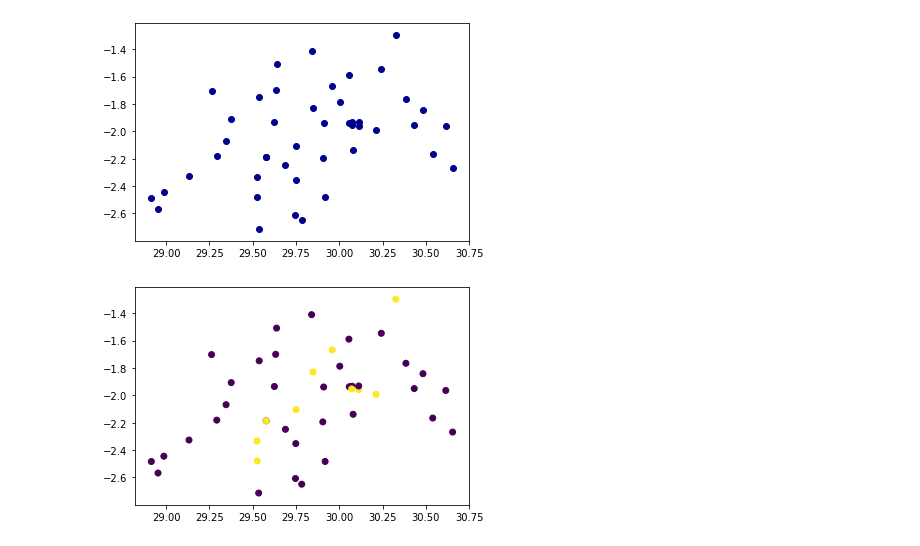
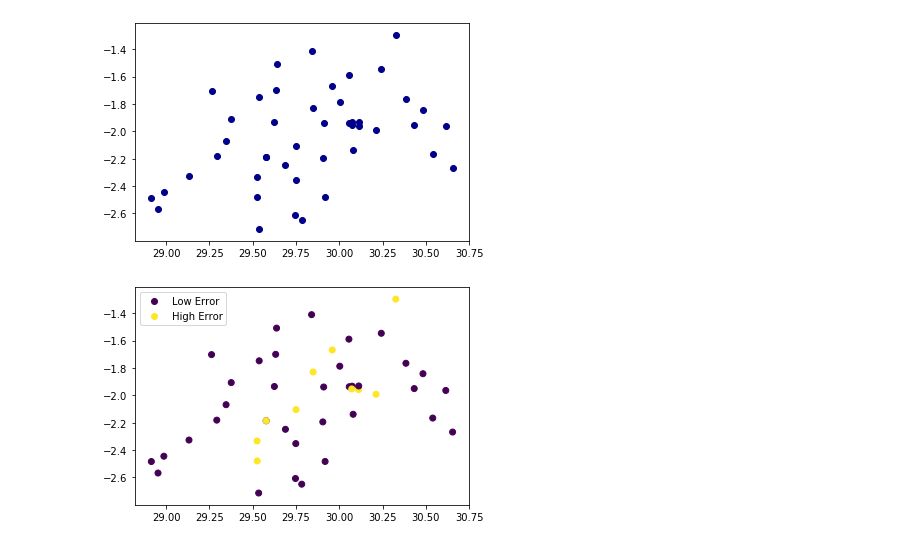
Before and after one commit to Keniajin/CESAR_python_training, a Jupyter notebook: Working With Pandas DataFrames.ipynb, the cells around one changed output. Saved outputs shown, nothing was run; the diff lists cells and outputs as text; code cells hidden in the pictures.

```diff
--- a/Working With Pandas DataFrames.ipynb
+++ b/Working With Pandas DataFrames.ipynb
@@ -372,11 +427,11 @@ plt.scatter(x=iss_df['store_gps:Longitude'],
 # %%
 # a scatter of latitude and longitude and color by accuracy
 iss_df['loc_accuracy'] = np.where(iss_df['store_gps:Accuracy'] < 5, 0,1)
 iss_df['loc_accuracy']
-plt.scatter(x=iss_df['store_gps:Longitude'],
+plt_scat = plt.scatter(x=iss_df['store_gps:Longitude'],
             y=iss_df['store_gps:Latitude'] ,c=iss_df['loc_accuracy'] )
-
+plt.legend(handles=plt_scat.legend_elements()[0], labels=['Low Error','High Error'])
 
 plt.show()
 # %% [output]
-[figure, old version]
+[figure, new version]
```
Also changed, not shown: parts of 12 cells of this notebook, 1 other file.
